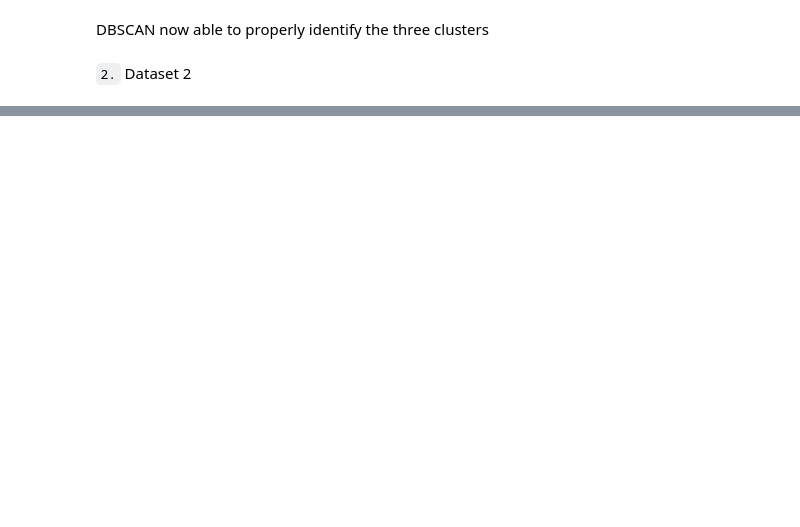
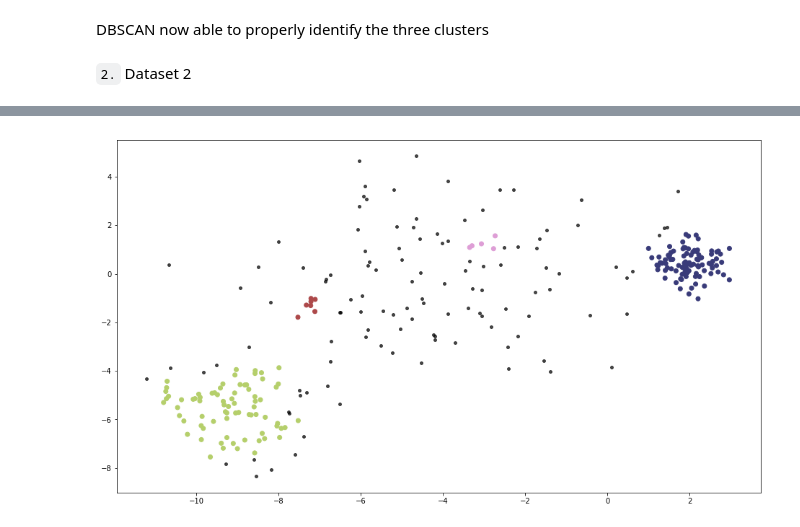
Before and after one commit to sclkan/ML-Study-Notes, a Jupyter notebook: unsupervised_learning_notes.ipynb, the cells around one changed output, grey strips where cells are left out. Drawn from its saved outputs; the diff is of its cells as text; code cells hidden in the pictures; blank space fills up the shorter version.

```diff
--- a/unsupervised_learning_notes.ipynb
+++ b/unsupervised_learning_notes.ipynb
@@ -504,0 +534,5 @@ plt.scatter(df2[:,0], df2[:,1]);
+# %%
+#Apply DBSCAN w default settings
+dbscan(df2)
+# %% [output]
+[figure, added]
```
Also changed, not shown: parts of 24 cells of this notebook.
